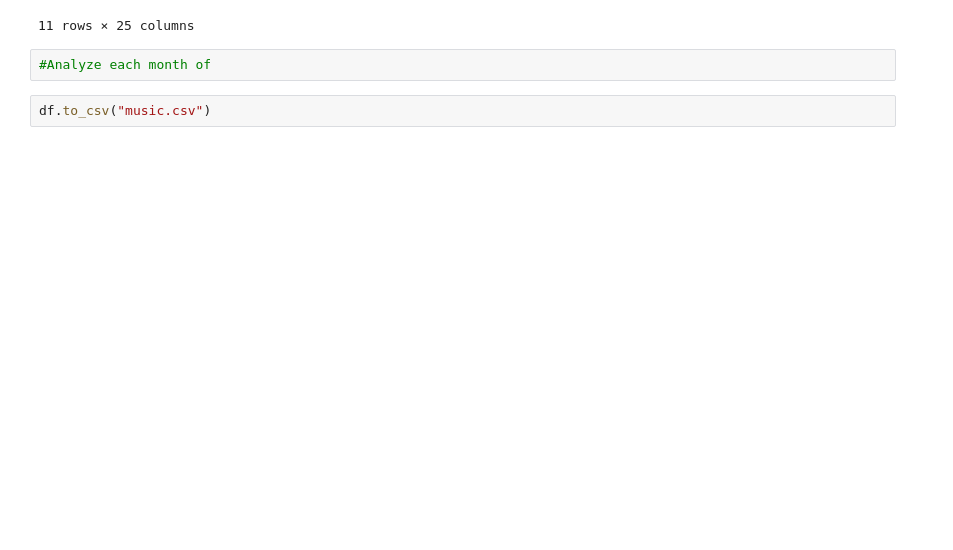
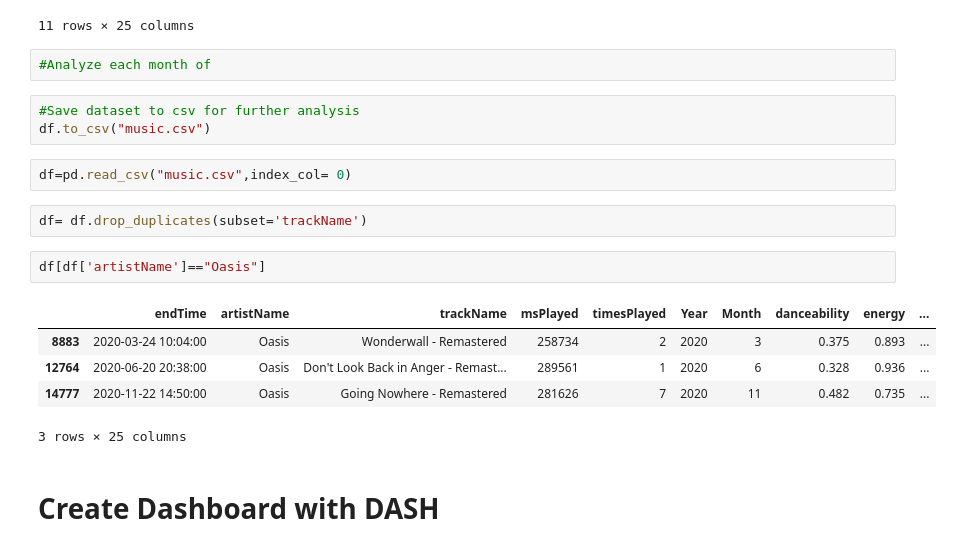
Before and after one commit to danbm94/spotifyEDA, a Jupyter notebook: spotify.ipynb, the cells around one changed output. Saved outputs shown, nothing was run; the diff lists cells and outputs as text; blank space fills up the shorter version.

Commit message:
added dash

```diff
--- a/spotify.ipynb
+++ b/spotify.ipynb
@@ -310,5 +310,20 @@ df.describe(include="all", datetime_is_numeric=True)
 11 rows × 25 columns
 # %%
 #Analyze each month of
+# %%
+#Save dataset to csv for further analysis
+df.to_csv("music.csv")
 # %%
-df.to_csv("music.csv")
+df=pd.read_csv("music.csv",index_col= 0)
+# %%
+df= df.drop_duplicates(subset='trackName')
+# %%
+df[df['artistName']=="Oasis"]
+# %% [output]
+|  | endTime | artistName | trackName | msPlayed | timesPlayed | Year | Month | danceability | energy | ... |
+| 8883 | 2020-03-24 10:04:00 | Oasis | Wonderwall - Remastered | 258734 | 2 | 2020 | 3 | 0.375 | 0.893 | ... |
+| 12764 | 2020-06-20 20:38:00 | Oasis | Don't Look Back in Anger - Remast... | 289561 | 1 | 2020 | 6 | 0.328 | 0.936 | ... |
+| 14777 | 2020-11-22 14:50:00 | Oasis | Going Nowhere - Remastered | 281626 | 7 | 2020 | 11 | 0.482 | 0.735 | ... |
+3 rows × 25 columns
+# %% [markdown]
+# Create Dashboard with DASH
```
Also changed, not shown: parts of 5 cells of this notebook, 2 other files.
